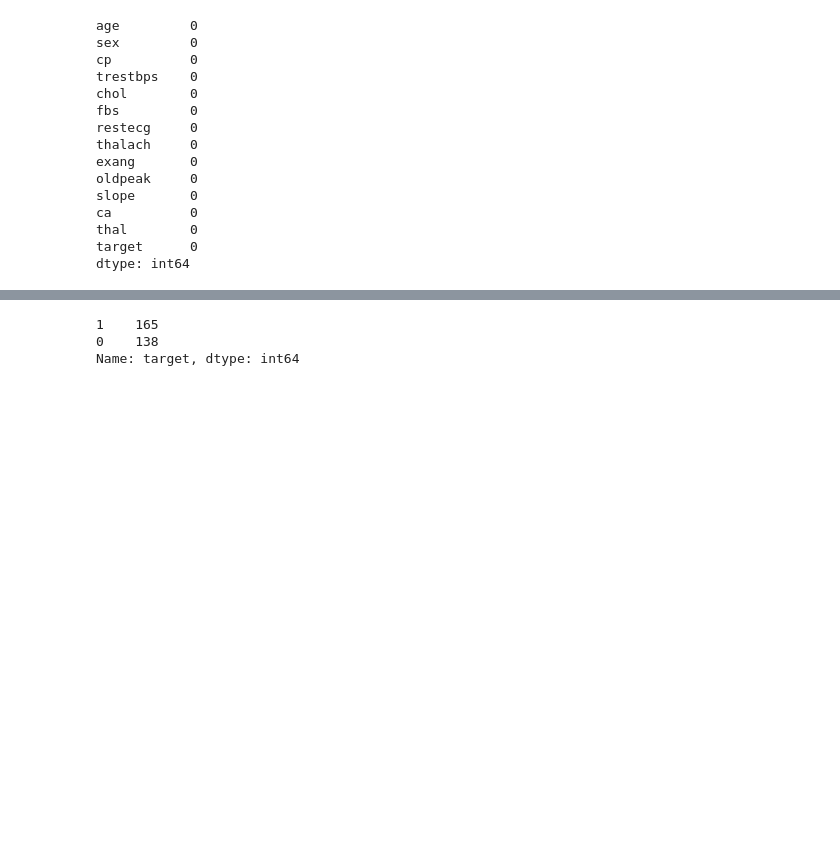
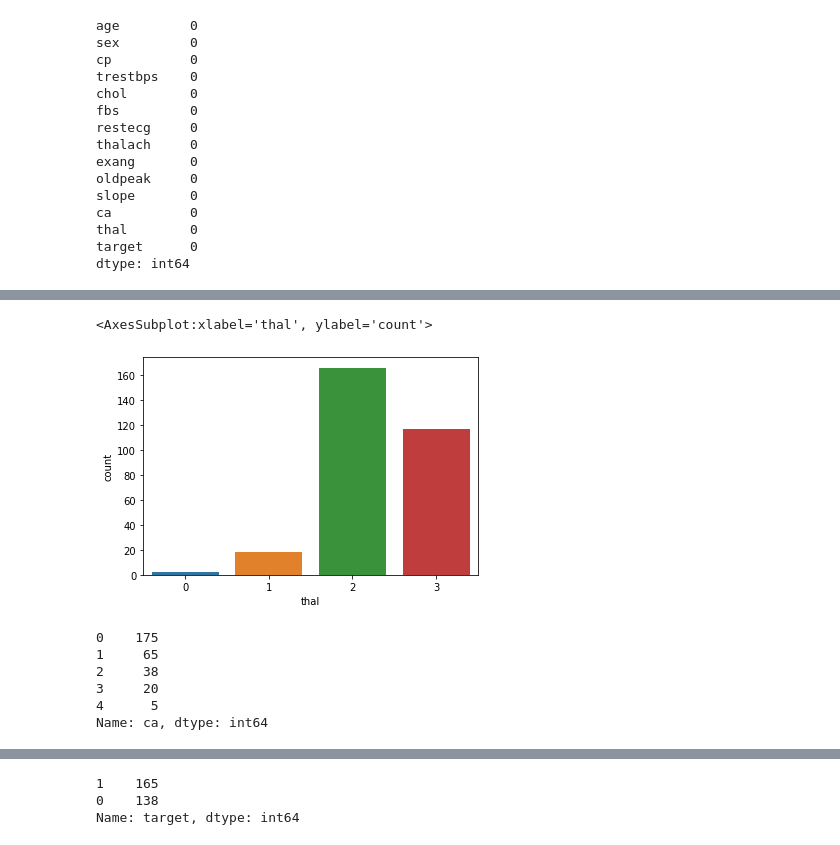
Before and after one commit to Harshal12355/Heart-Disease, a Jupyter notebook: heart.ipynb, the cells around one changed output, grey strips where cells are left out. Saved outputs shown, nothing was run; the diff lists cells and outputs as text; code cells hidden in the pictures; blank space fills up the shorter version.

```diff
--- a/heart.ipynb
+++ b/heart.ipynb
@@ -53,0 +141,15 @@ dtype: int64
+# %%
+sns.countplot(data=df,x='thal')
+#plt.xticks(ticks=[0, 1, 2, 3],labels=["Negative", 'Positive'])
+# %% [output]
+<AxesSubplot:xlabel='thal', ylabel='count'>
+[figure, added]
+# %%
+df['ca'].value_counts()
+# %% [output]
+0    175
+1     65
+2     38
+3     20
+4      5
+Name: ca, dtype: int64
```
Also changed, not shown: parts of 36 cells of this notebook.
